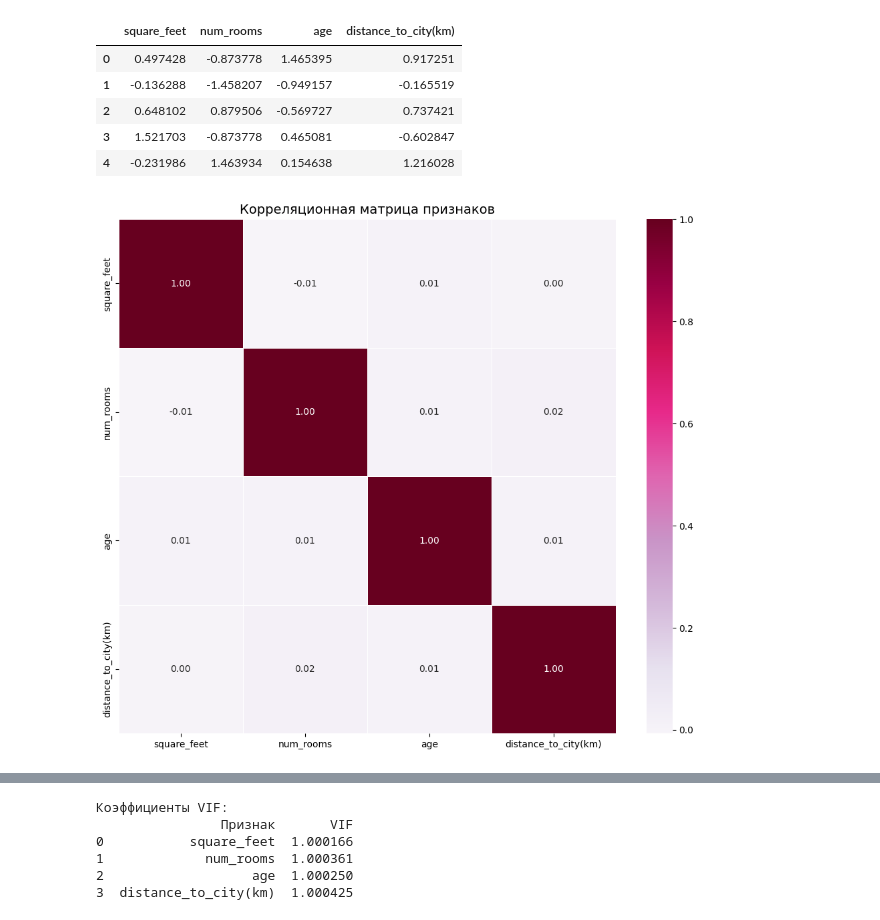
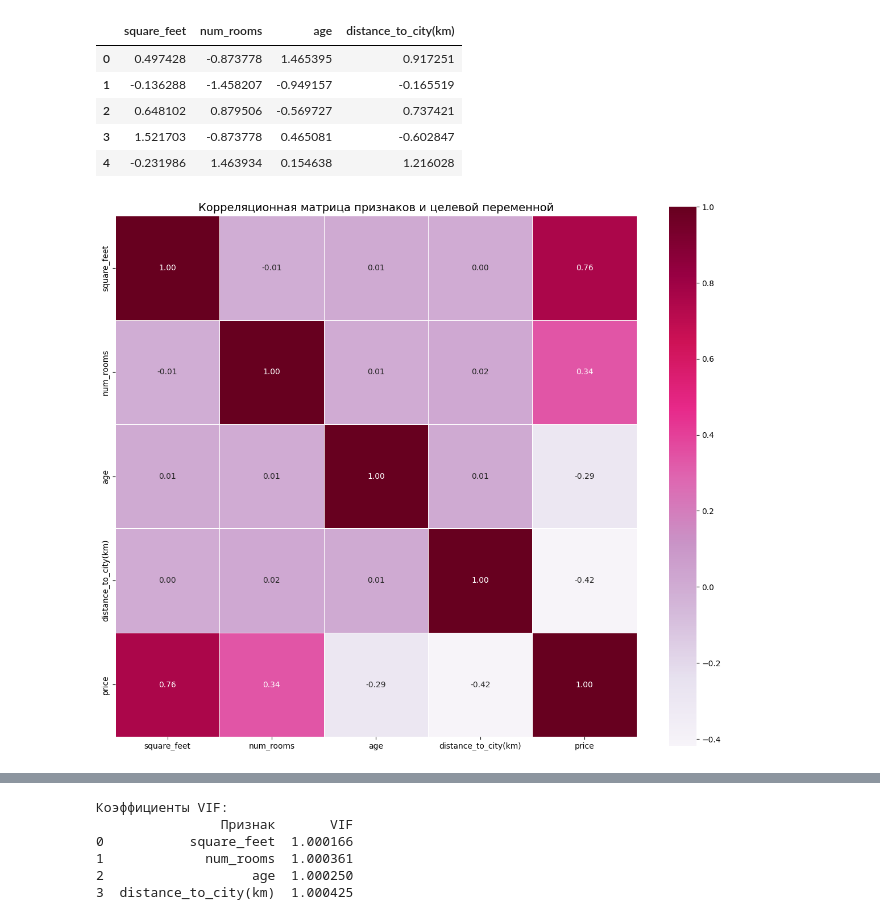
Before and after one commit to Vikoops/ml, a Jupyter notebook: lab1.ipynb, the cells around one changed output, grey strips where cells are left out. Drawn from its saved outputs; the diff is of its cells as text; code cells hidden in the pictures.

```diff
--- a/lab1.ipynb
+++ b/lab1.ipynb
@@ -110,16 +150,26 @@ df_scaled.head()
 | 3 | 1.521703 | -0.873778 | 0.465081 | -0.602847 |
 | 4 | -0.231986 | 1.463934 | 0.154638 | 1.216028 |
 # %%
+df_with_price = df_selected.copy()
+
+scaler_full = StandardScaler()
+df_scaled_full = pd.DataFrame(
+    scaler_full.fit_transform(df_with_price),
+    columns=df_with_price.columns
+)
+
 plt.figure(figsize=(12, 10))
 sns.heatmap(
-    df_scaled.corr(),
+    df_scaled_full.corr(),
     annot=True,
     cmap="PuRd",
     fmt=".2f",
-    linewidths=0.5
+    linewidths=0.5,
+    square=True
 )
-plt.title("Корреляционная матрица признаков", fontsize=14)
+plt.title("Корреляционная матрица признаков и целевой переменной", fontsize=14)
+plt.tight_layout()
 plt.show()
 # %% [output]
-[figure, old version]
+[figure, new version]
 # %% [markdown]
```
Also changed, not shown: parts of 15 cells of this notebook, 1 other file.
